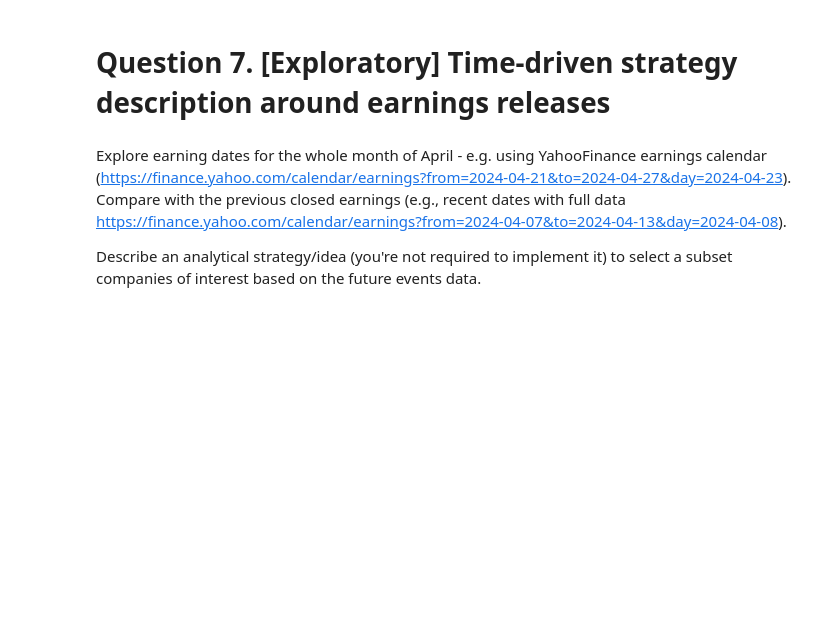
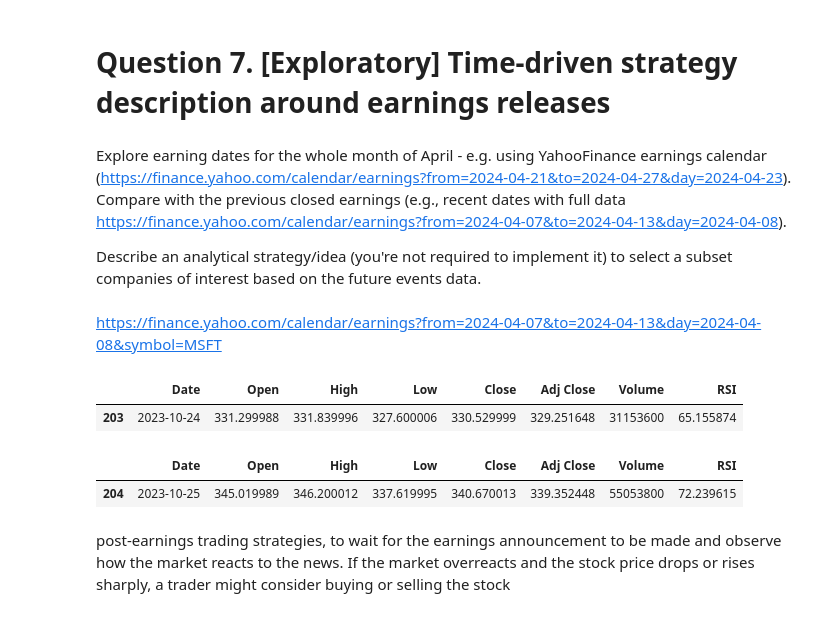
Before and after one commit to alangan17/smazc01, a Jupyter notebook: SMAZC_01_Homework.ipynb, the cells around one changed output. Cells and saved outputs as stored; diff of their text form; code cells hidden in the pictures; blank space fills up the shorter version.

```diff
--- a/SMAZC_01_Homework.ipynb
+++ b/SMAZC_01_Homework.ipynb
@@ -195,3 +480,17 @@ Download and explore a few additional metrics or time series that might be valua
 Explore earning dates for the whole month of April - e.g. using YahooFinance earnings calendar (https://finance.yahoo.com/calendar/earnings?from=2024-04-21&to=2024-04-27&day=2024-04-23). Compare with the previous closed earnings (e.g., recent dates with full data https://finance.yahoo.com/calendar/earnings?from=2024-04-07&to=2024-04-13&day=2024-04-08).
 
 Describe an analytical strategy/idea (you're not required to implement it) to select a subset companies of interest based on the future events data.
+# %% [markdown]
+https://finance.yahoo.com/calendar/earnings?from=2024-04-07&to=2024-04-13&day=2024-04-08&symbol=MSFT
+# %%
+stock_data['MSFT'][stock_data['MSFT']['Date'] == '2023-10-24']
+# %% [output]
+|  | Date | Open | High | Low | Close | Adj Close | Volume | RSI |
+| 203 | 2023-10-24 | 331.299988 | 331.839996 | 327.600006 | 330.529999 | 329.251648 | 31153600 | 65.155874 |
+# %%
+stock_data['MSFT'][stock_data['MSFT']['Date'] == '2023-10-25']
+# %% [output]
+|  | Date | Open | High | Low | Close | Adj Close | Volume | RSI |
+| 204 | 2023-10-25 | 345.019989 | 346.200012 | 337.619995 | 340.670013 | 339.352448 | 55053800 | 72.239615 |
+# %% [markdown]
+post-earnings trading strategies, to wait for the earnings announcement to be made and observe how the market reacts to the news. If the market overreacts and the stock price drops or rises sharply, a trader might consider buying or selling the stock
```
Also changed, not shown: parts of 14 cells of this notebook.
